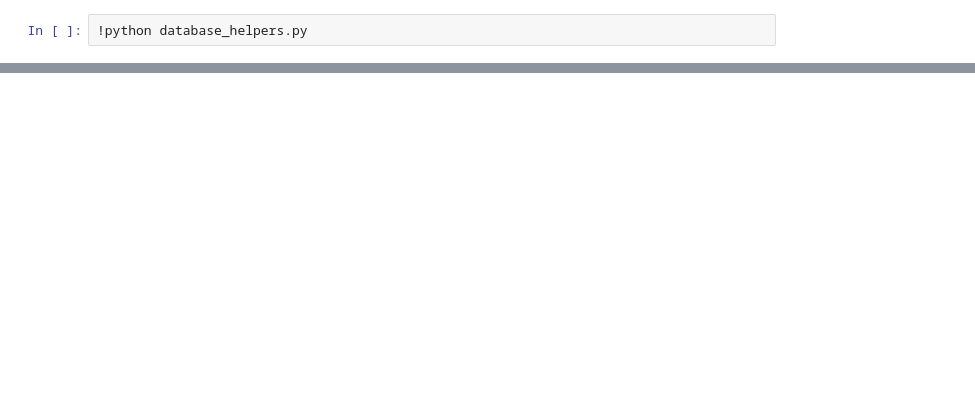
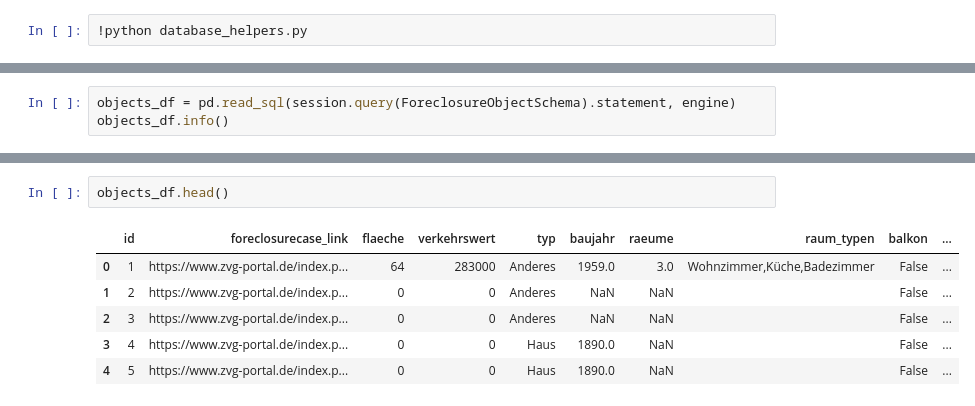
Before and after one commit to EricCpy/German_Foreclosure_Auction_Analysis, a Jupyter notebook: clean.ipynb, the cells around one changed output, grey strips where cells are left out. Drawn from its saved outputs; the diff is of its cells as text; blank space fills up the shorter version.

```diff
--- a/clean.ipynb
+++ b/clean.ipynb
@@ -57,0 +28,3 @@ memory usage: 543.5+ KB
+# %%
+objects_df = pd.read_sql(session.query(ForeclosureObjectSchema).statement, engine)
+objects_df.info()
@@ -57,0 +49,9 @@ memory usage: 543.5+ KB
+# %%
+objects_df.head()
+# %% [output]
+|  | id | foreclosurecase_link | flaeche | verkehrswert | typ | baujahr | raeume | raum_typen | balkon | ... |
+| 0 | 1 | https://www.zvg-portal.de/index.p... | 64 | 283000 | Anderes | 1959.0 | 3.0 | Wohnzimmer,Küche,Badezimmer | False | ... |
+| 1 | 2 | https://www.zvg-portal.de/index.p... | 0 | 0 | Anderes | NaN | NaN |  | False | ... |
+| 2 | 3 | https://www.zvg-portal.de/index.p... | 0 | 0 | Anderes | NaN | NaN |  | False | ... |
+| 3 | 4 | https://www.zvg-portal.de/index.p... | 0 | 0 | Haus | 1890.0 | NaN |  | False | ... |
+| 4 | 5 | https://www.zvg-portal.de/index.p... | 0 | 0 | Haus | 1890.0 | NaN |  | False | ... |
```
Also changed, not shown: parts of 10 cells of this notebook, 7 other files.
